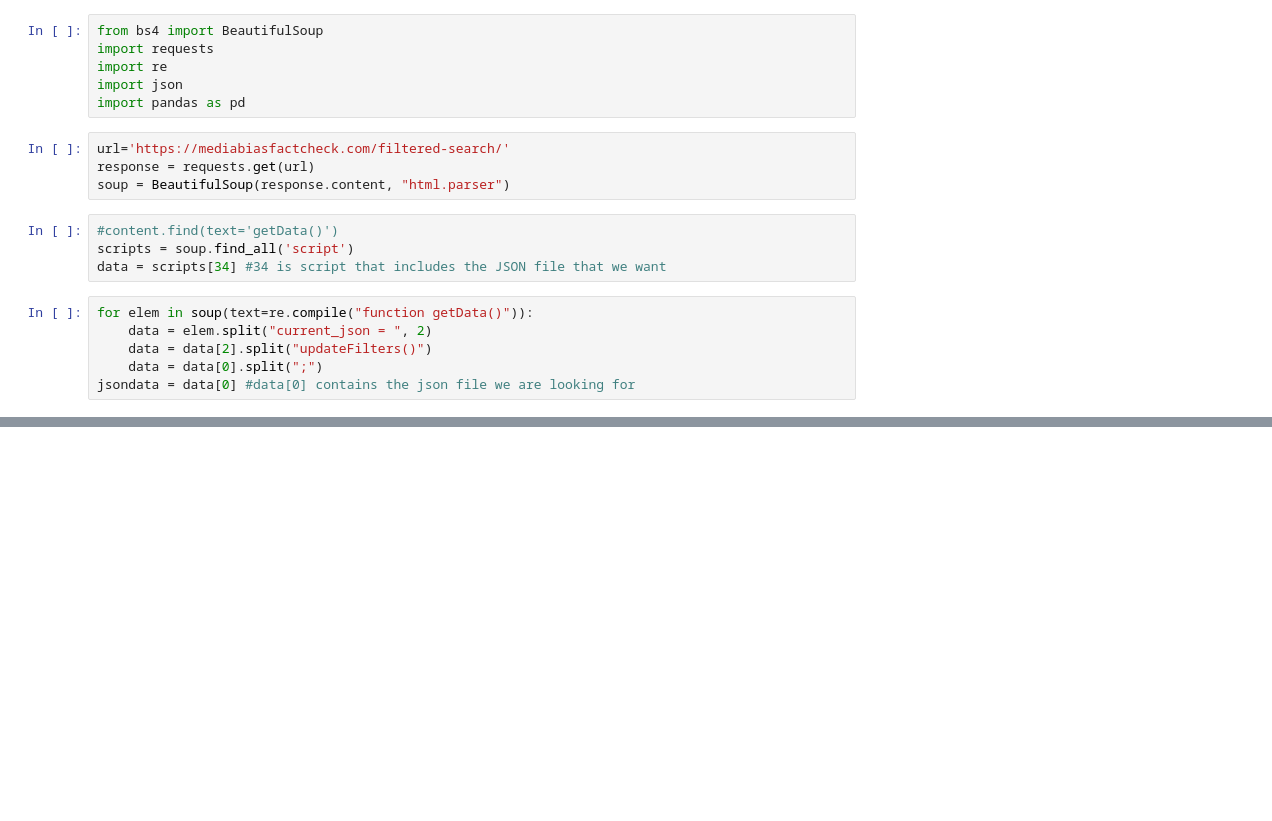
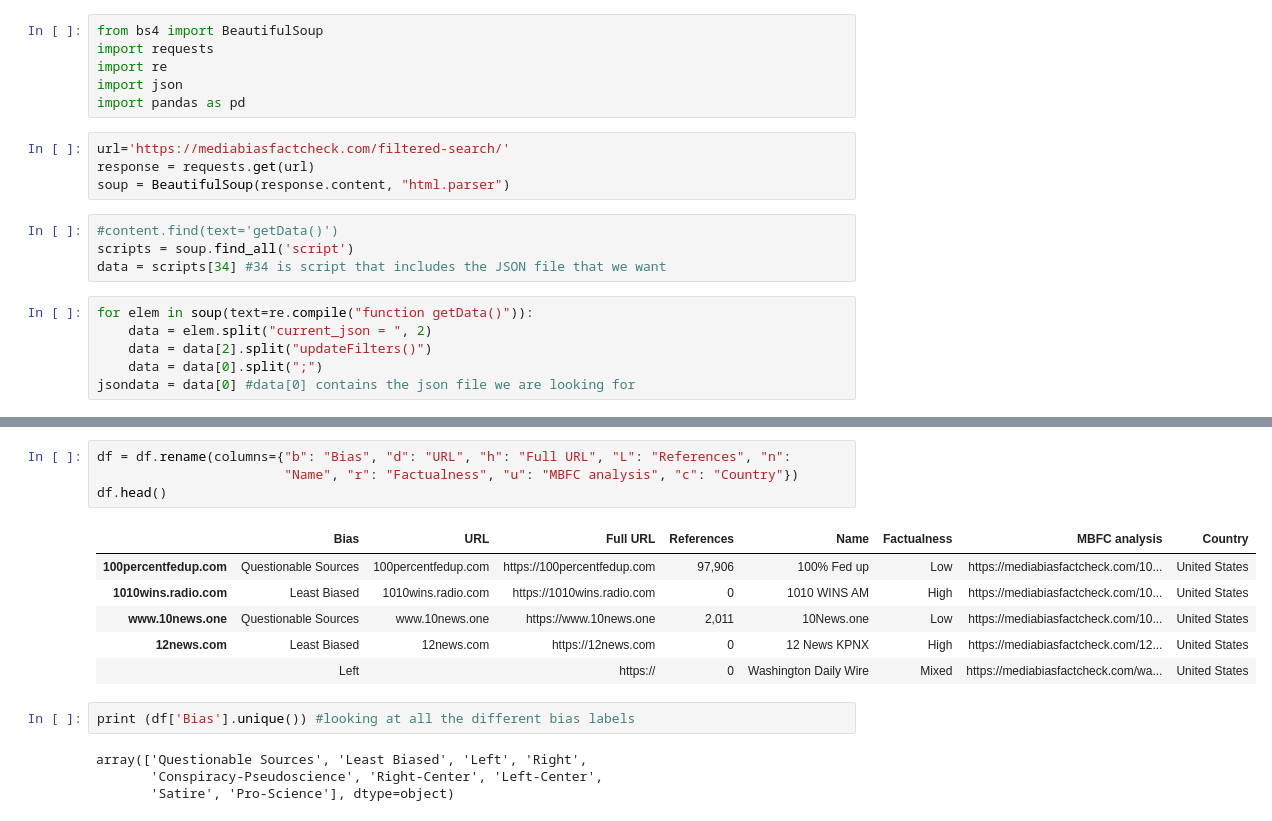
Before and after one commit to anitailango/affinity, a Jupyter notebook: backend/notebooks/Scraping Media Bias Data.ipynb, the cells around one changed output, grey strips where cells are left out. Saved outputs shown, nothing was run; the diff lists cells and outputs as text; blank space fills up the shorter version.

```diff
--- a/backend/notebooks/Scraping Media Bias Data.ipynb
+++ b/backend/notebooks/Scraping Media Bias Data.ipynb
@@ -39,3 +39,20 @@ df.head(15)
 | www.38north.org | Least Biased | www.38north.org | https://www.38north.org | 82,340 | 38 North | High | https://mediabiasfactcheck.com/38... | United States |
 | 3ccorp.net/ | Questionable Sources | 3ccorp.net/ | https://3ccorp.net/ | 0 | 3CCorp.net | Low | https://mediabiasfactcheck.com/3c... | United States |
 | www.680news.com | Least Biased | www.680news.com | https://www.680news.com | 410,703 | 680 News | High | https://mediabiasfactcheck.com/68... | Canada |
+# %%
+df = df.rename(columns={"b": "Bias", "d": "URL", "h": "Full URL", "L": "References", "n":
+                        "Name", "r": "Factualness", "u": "MBFC analysis", "c": "Country"})
+df.head()
+# %% [output]
+|  | Bias | URL | Full URL | References | Name | Factualness | MBFC analysis | Country |
+| 100percentfedup.com | Questionable Sources | 100percentfedup.com | https://100percentfedup.com | 97,906 | 100% Fed up | Low | https://mediabiasfactcheck.com/10... | United States |
+| 1010wins.radio.com | Least Biased | 1010wins.radio.com | https://1010wins.radio.com | 0 | 1010 WINS AM | High | https://mediabiasfactcheck.com/10... | United States |
+| www.10news.one | Questionable Sources | www.10news.one | https://www.10news.one | 2,011 | 10News.one | Low | https://mediabiasfactcheck.com/10... | United States |
+| 12news.com | Least Biased | 12news.com | https://12news.com | 0 | 12 News KPNX | High | https://mediabiasfactcheck.com/12... | United States |
+|  | Left |  | https:// | 0 | Washington Daily Wire | Mixed | https://mediabiasfactcheck.com/wa... | United States |
+# %%
+print (df['Bias'].unique()) #looking at all the different bias labels
+# %% [output]
+array(['Questionable Sources', 'Least Biased', 'Left', 'Right',
+       'Conspiracy-Pseudoscience', 'Right-Center', 'Left-Center',
+       'Satire', 'Pro-Science'], dtype=object)
```
Also changed, not shown: parts of 2 cells of this notebook.
